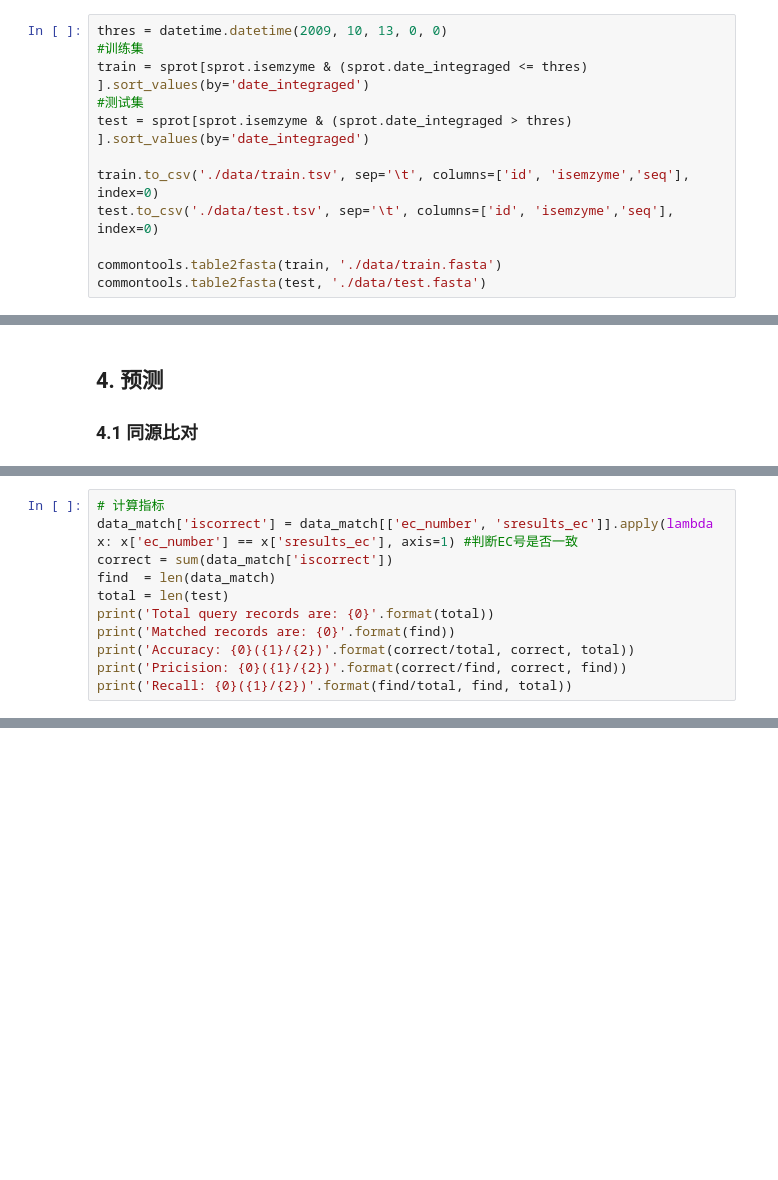
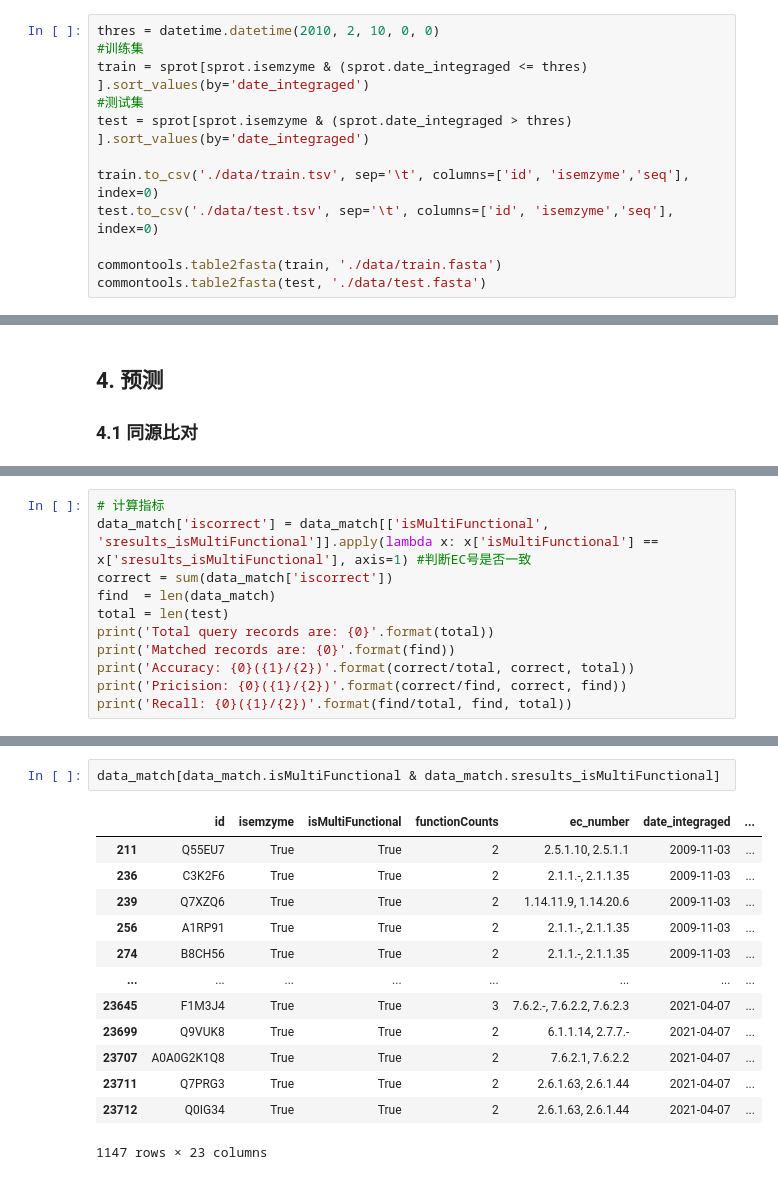
Before and after one commit to kingstdio/BioUniprot, a Jupyter notebook: tasks/task2/task2_isMultifunctional.ipynb, the cells around one changed output, grey strips where cells are left out. Cells and saved outputs as stored; diff of their text form; blank space fills up the shorter version.

```diff
--- a/tasks/task2/task2_isMultifunctional.ipynb
+++ b/tasks/task2/task2_isMultifunctional.ipynb
@@ -93,7 +104,7 @@ sprot.head(2)
 # %% [markdown]
 ## 3. 划分训练集、测试集
 # %%
-thres = datetime.datetime(2009, 10, 13, 0, 0)
+thres = datetime.datetime(2010, 2, 10, 0, 0)
 #训练集
 train = sprot[sprot.isemzyme & (sprot.date_integraged <= thres) ].sort_values(by='date_integraged')
 #测试集
@@ -136,6 +186,6 @@ data_match.head(3)
 # %%
 # 计算指标
-data_match['iscorrect'] = data_match[['ec_number', 'sresults_ec']].apply(lambda x: x['ec_number'] == x['sresults_ec'], axis=1) #判断EC号是否一致
+data_match['iscorrect'] = data_match[['isMultiFunctional', 'sresults_isMultiFunctional']].apply(lambda x: x['isMultiFunctional'] == x['sresults_isMultiFunctional'], axis=1) #判断EC号是否一致
 correct = sum(data_match['iscorrect'])
 find  = len(data_match)
 total = len(test)
@@ -162,0 +219,16 @@ data_match
+# %%
+data_match[data_match.isMultiFunctional & data_match.sresults_isMultiFunctional]
+# %% [output]
+|  | id | isemzyme | isMultiFunctional | functionCounts | ec_number | date_integraged | ... |
+| 211 | Q55EU7 | True | True | 2 | 2.5.1.10, 2.5.1.1 | 2009-11-03 | ... |
+| 236 | C3K2F6 | True | True | 2 | 2.1.1.-, 2.1.1.35 | 2009-11-03 | ... |
+| 239 | Q7XZQ6 | True | True | 2 | 1.14.11.9, 1.14.20.6 | 2009-11-03 | ... |
+| 256 | A1RP91 | True | True | 2 | 2.1.1.-, 2.1.1.35 | 2009-11-03 | ... |
+| 274 | B8CH56 | True | True | 2 | 2.1.1.-, 2.1.1.35 | 2009-11-03 | ... |
+| ... | ... | ... | ... | ... | ... | ... | ... |
+| 23645 | F1M3J4 | True | True | 3 | 7.6.2.-, 7.6.2.2, 7.6.2.3 | 2021-04-07 | ... |
+| 23699 | Q9VUK8 | True | True | 2 | 6.1.1.14, 2.7.7.- | 2021-04-07 | ... |
+| 23707 | A0A0G2K1Q8 | True | True | 2 | 7.6.2.1, 7.6.2.2 | 2021-04-07 | ... |
+| 23711 | Q7PRG3 | True | True | 2 | 2.6.1.63, 2.6.1.44 | 2021-04-07 | ... |
+| 23712 | Q0IG34 | True | True | 2 | 2.6.1.63, 2.6.1.44 | 2021-04-07 | ... |
+1147 rows × 23 columns
```
Also changed, not shown: parts of 10 cells of this notebook, 2 other files.
